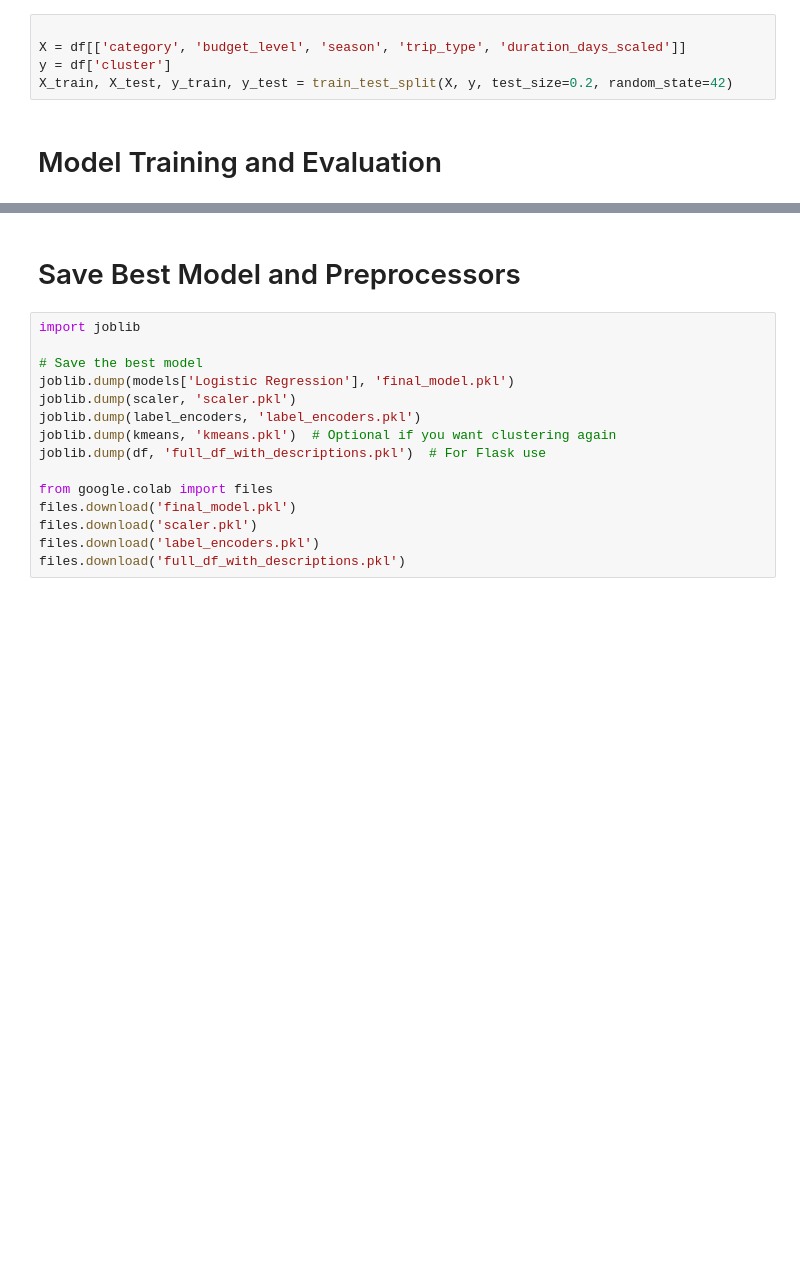
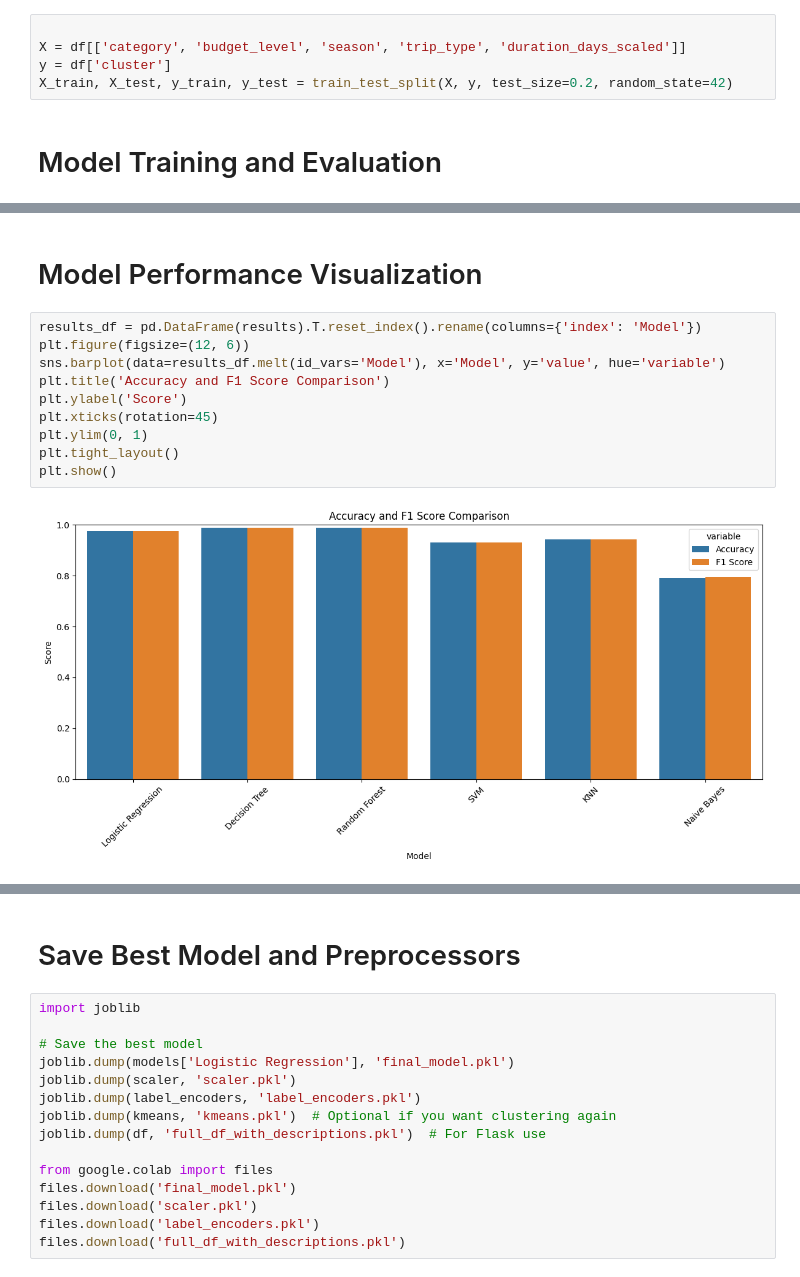
Before and after one commit to awsafur2324/tourist-recommendation-system, a Jupyter notebook: Dataset And Others/Tourist_Recommendation_System.ipynb, the cells around one changed output, grey strips where cells are left out. Drawn from its saved outputs; the diff is of its cells as text; blank space fills up the shorter version.

```diff
--- a/Dataset And Others/Tourist_Recommendation_System.ipynb
+++ b/Dataset And Others/Tourist_Recommendation_System.ipynb
@@ -143,0 +161,14 @@ Naive Bayes               0.748056      0.030409       0.753488      0.029782
+# %% [markdown]
+# Model Performance Visualization
+# %%
+results_df = pd.DataFrame(results).T.reset_index().rename(columns={'index': 'Model'})
+plt.figure(figsize=(12, 6))
+sns.barplot(data=results_df.melt(id_vars='Model'), x='Model', y='value', hue='variable')
+plt.title('Accuracy and F1 Score Comparison')
+plt.ylabel('Score')
+plt.xticks(rotation=45)
+plt.ylim(0, 1)
+plt.tight_layout()
+plt.show()
+# %% [output]
+[figure, added]
```
Also changed, not shown: parts of 11 cells of this notebook, 2 other files.
